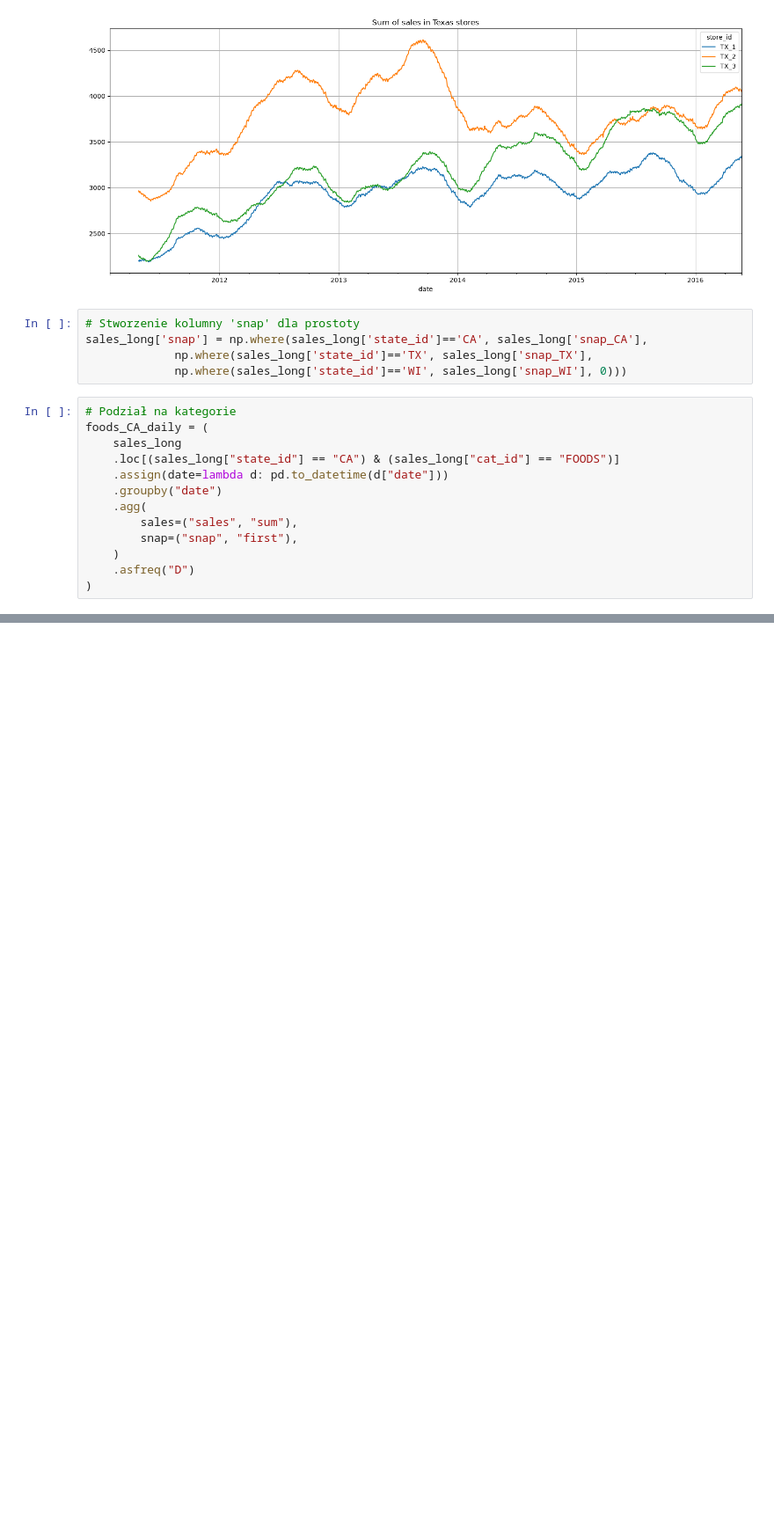
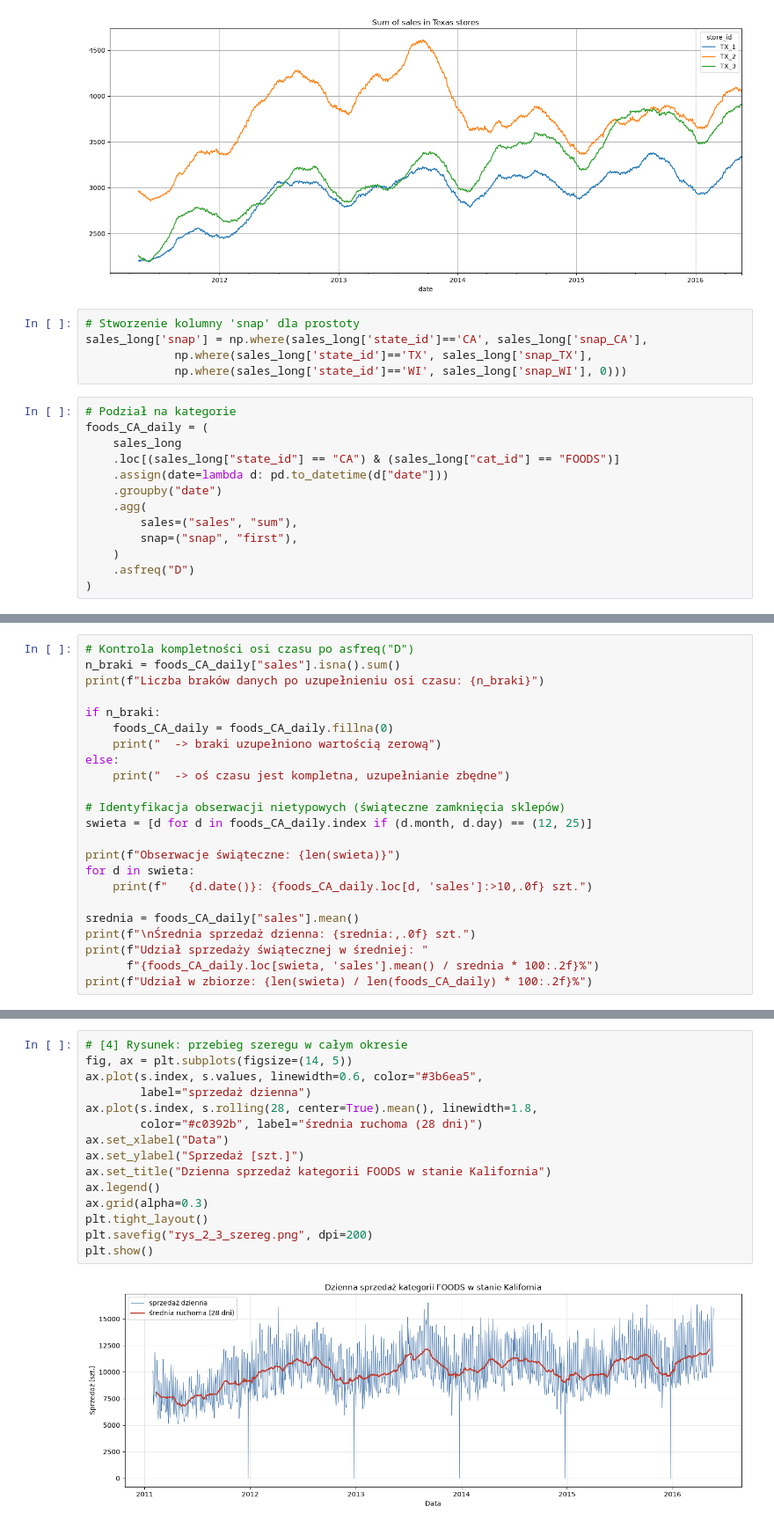
Before and after one commit to JakubOkrzesik/SARIMA-magisterka, a Jupyter notebook: main.ipynb, the cells around one changed output, grey strips where cells are left out. Shown at 88% size. Cells and saved outputs as stored; diff of their text form; blank space fills up the shorter version.

```diff
--- a/main.ipynb
+++ b/main.ipynb
@@ -497,0 +241,23 @@ max    8832.960437  18570.373745
+# %%
+# Kontrola kompletności osi czasu po asfreq("D")
+n_braki = foods_CA_daily["sales"].isna().sum()
+print(f"Liczba braków danych po uzupełnieniu osi czasu: {n_braki}")
+
+if n_braki:
+    foods_CA_daily = foods_CA_daily.fillna(0)
+    print("  -> braki uzupełniono wartością zerową")
+else:
+    print("  -> oś czasu jest kompletna, uzupełnianie zbędne")
+
+# Identyfikacja obserwacji nietypowych (świąteczne zamknięcia sklepów)
+swieta = [d for d in foods_CA_daily.index if (d.month, d.day) == (12, 25)]
+
+print(f"Obserwacje świąteczne: {len(swieta)}")
+for d in swieta:
+    print(f"   {d.date()}: {foods_CA_daily.loc[d, 'sales']:>10,.0f} szt.")
+
+srednia = foods_CA_daily["sales"].mean()
+print(f"\nŚrednia sprzedaż dzienna: {srednia:,.0f} szt.")
+print(f"Udział sprzedaży świątecznej w średniej: "
+      f"{foods_CA_daily.loc[swieta, 'sales'].mean() / srednia * 100:.2f}%")
+print(f"Udział w zbiorze: {len(swieta) / len(foods_CA_daily) * 100:.2f}%")
@@ -497,0 +368,17 @@ max    8832.960437  18570.373745
+# %%
+# [4] Rysunek: przebieg szeregu w całym okresie
+fig, ax = plt.subplots(figsize=(14, 5))
+ax.plot(s.index, s.values, linewidth=0.6, color="#3b6ea5",
+        label="sprzedaż dzienna")
+ax.plot(s.index, s.rolling(28, center=True).mean(), linewidth=1.8,
+        color="#c0392b", label="średnia ruchoma (28 dni)")
+ax.set_xlabel("Data")
+ax.set_ylabel("Sprzedaż [szt.]")
+ax.set_title("Dzienna sprzedaż kategorii FOODS w stanie Kalifornia")
+ax.legend()
+ax.grid(alpha=0.3)
+plt.tight_layout()
+plt.savefig("rys_2_3_szereg.png", dpi=200)
+plt.show()
+# %% [output]
+[figure, added]
```
Also changed, not shown: parts of 48 cells of this notebook.
